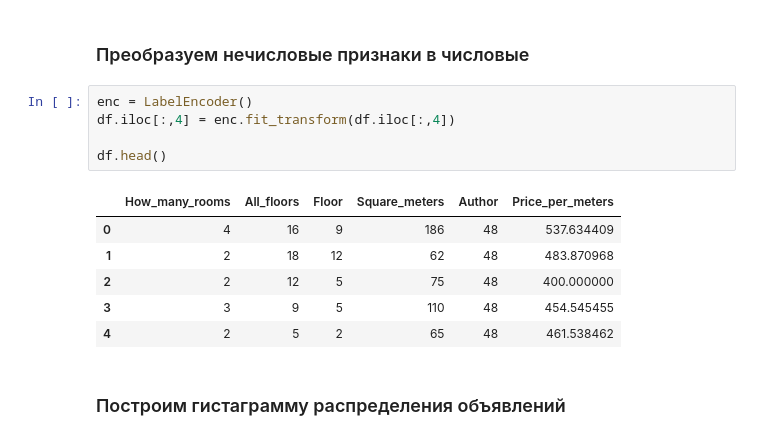
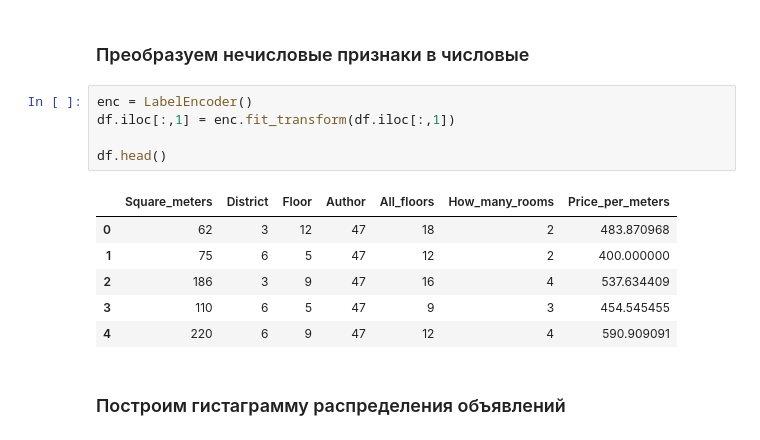
Before and after one commit to lenarsaitov/cianparser, a Jupyter notebook: mini-research.ipynb, the cells around one changed output. Saved outputs shown, nothing was run; the diff lists cells and outputs as text.

```diff
--- a/mini-research.ipynb
+++ b/mini-research.ipynb
@@ -160,15 +194,15 @@ print(f"Среднее значение цены на метр в Ново-Са
 ### Преобразуем нечисловые признаки в числовые
 # %%
 enc = LabelEncoder()
-df.iloc[:,4] = enc.fit_transform(df.iloc[:,4])
+df.iloc[:,1] = enc.fit_transform(df.iloc[:,1])
 
 df.head()
 # %% [output]
-|  | How_many_rooms | All_floors | Floor | Square_meters | Author | Price_per_meters |
-| 0 | 4 | 16 | 9 | 186 | 48 | 537.634409 |
-| 1 | 2 | 18 | 12 | 62 | 48 | 483.870968 |
-| 2 | 2 | 12 | 5 | 75 | 48 | 400.000000 |
-| 3 | 3 | 9 | 5 | 110 | 48 | 454.545455 |
-| 4 | 2 | 5 | 2 | 65 | 48 | 461.538462 |
+|  | Square_meters | District | Floor | Author | All_floors | How_many_rooms | Price_per_meters |
+| 0 | 62 | 3 | 12 | 47 | 18 | 2 | 483.870968 |
+| 1 | 75 | 6 | 5 | 47 | 12 | 2 | 400.000000 |
+| 2 | 186 | 3 | 9 | 47 | 16 | 4 | 537.634409 |
+| 3 | 110 | 6 | 5 | 47 | 9 | 3 | 454.545455 |
+| 4 | 220 | 6 | 9 | 47 | 12 | 4 | 590.909091 |
 # %% [markdown]
 ### Построим гистаграмму распределения объявлений
```
Also changed, not shown: parts of 20 cells of this notebook.
